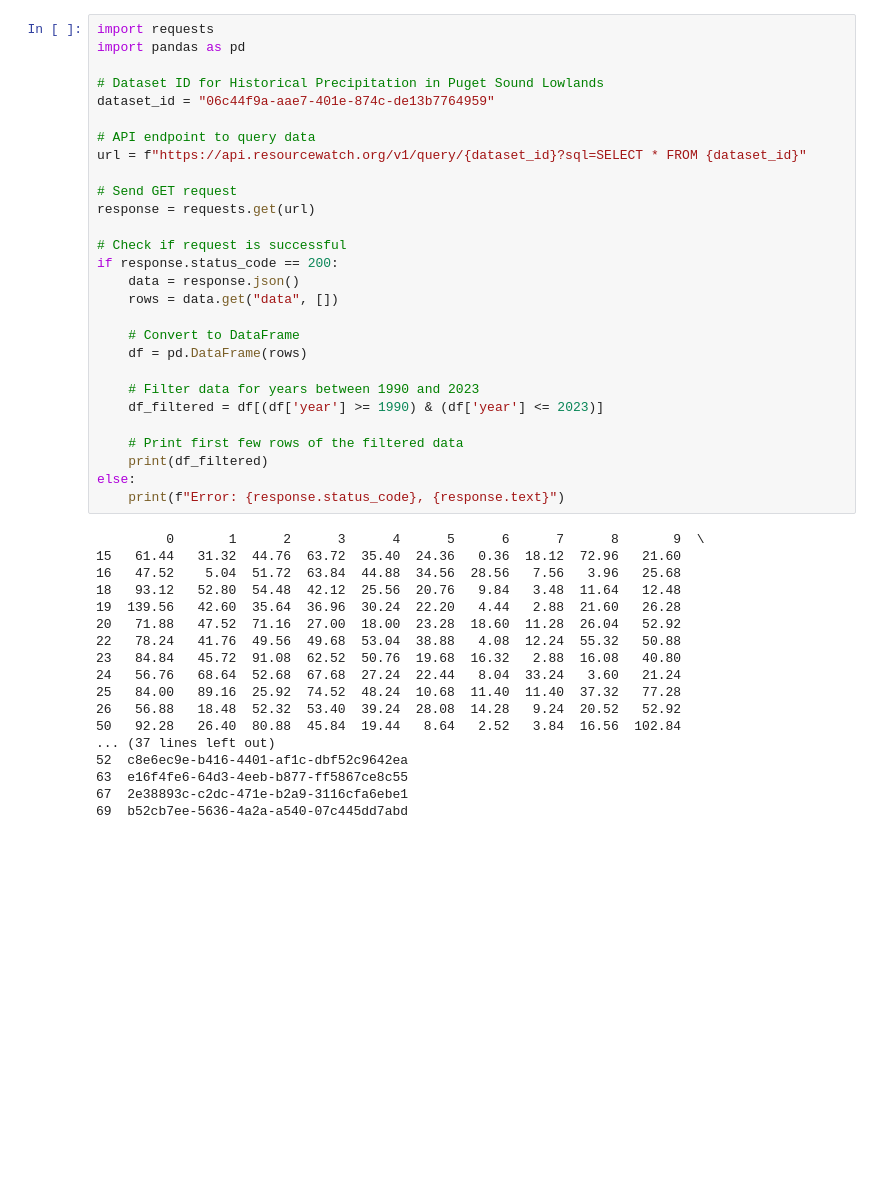
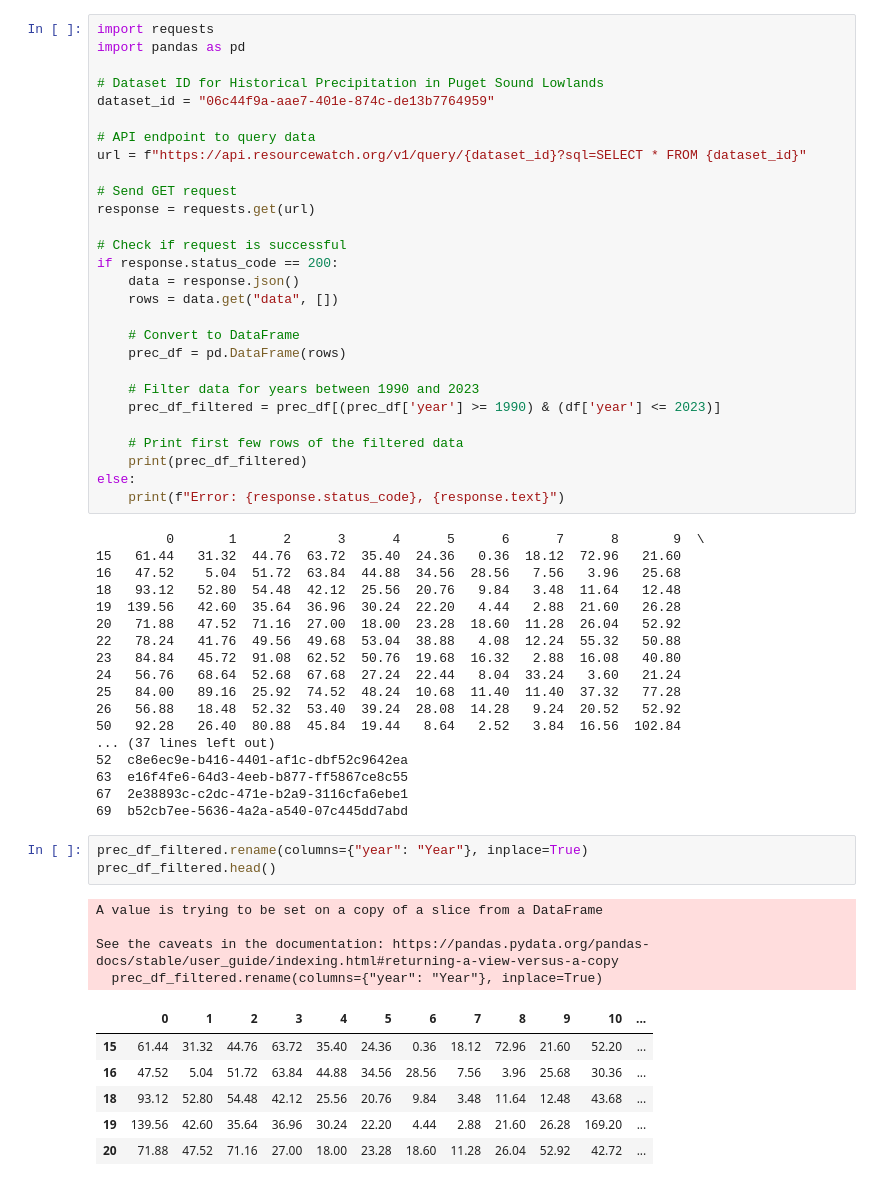
Before and after one commit to sadiq937/Shaik_DM, a Jupyter notebook: PS3.ipynb, the cells around one changed output. Drawn from its saved outputs; the diff is of its cells as text; blank space fills up the shorter version.

```diff
--- a/PS3.ipynb
+++ b/PS3.ipynb
@@ -82,13 +78,13 @@ if response.status_code == 200:
     rows = data.get("data", [])
 
     # Convert to DataFrame
-    df = pd.DataFrame(rows)
+    prec_df = pd.DataFrame(rows)
 
     # Filter data for years between 1990 and 2023
-    df_filtered = df[(df['year'] >= 1990) & (df['year'] <= 2023)]
+    prec_df_filtered = prec_df[(prec_df['year'] >= 1990) & (df['year'] <= 2023)]
 
     # Print first few rows of the filtered data
-    print(df_filtered)
+    print(prec_df_filtered)
 else:
     print(f"Error: {response.status_code}, {response.text}")
 # %% [output]
@@ -109,3 +105,17 @@ else:
 63  e16f4fe6-64d3-4eeb-b877-ff5867ce8c55
 67  2e38893c-c2dc-471e-b2a9-3116cfa6ebe1
 69  b52cb7ee-5636-4a2a-a540-07c445dd7abd
+# %%
+prec_df_filtered.rename(columns={"year": "Year"}, inplace=True)
+prec_df_filtered.head()
+# %% [output]
+A value is trying to be set on a copy of a slice from a DataFrame
+
+See the caveats in the documentation: https://pandas.pydata.org/pandas-docs/stable/user_guide/indexing.html#returning-a-view-versus-a-copy
+  prec_df_filtered.rename(columns={"year": "Year"}, inplace=True)
+|  | 0 | 1 | 2 | 3 | 4 | 5 | 6 | 7 | 8 | 9 | 10 | ... |
+| 15 | 61.44 | 31.32 | 44.76 | 63.72 | 35.40 | 24.36 | 0.36 | 18.12 | 72.96 | 21.60 | 52.20 | ... |
+| 16 | 47.52 | 5.04 | 51.72 | 63.84 | 44.88 | 34.56 | 28.56 | 7.56 | 3.96 | 25.68 | 30.36 | ... |
+| 18 | 93.12 | 52.80 | 54.48 | 42.12 | 25.56 | 20.76 | 9.84 | 3.48 | 11.64 | 12.48 | 43.68 | ... |
+| 19 | 139.56 | 42.60 | 35.64 | 36.96 | 30.24 | 22.20 | 4.44 | 2.88 | 21.60 | 26.28 | 169.20 | ... |
+| 20 | 71.88 | 47.52 | 71.16 | 27.00 | 18.00 | 23.28 | 18.60 | 11.28 | 26.04 | 52.92 | 42.72 | ... |
```
Also changed, not shown: parts of 12 cells of this notebook.
